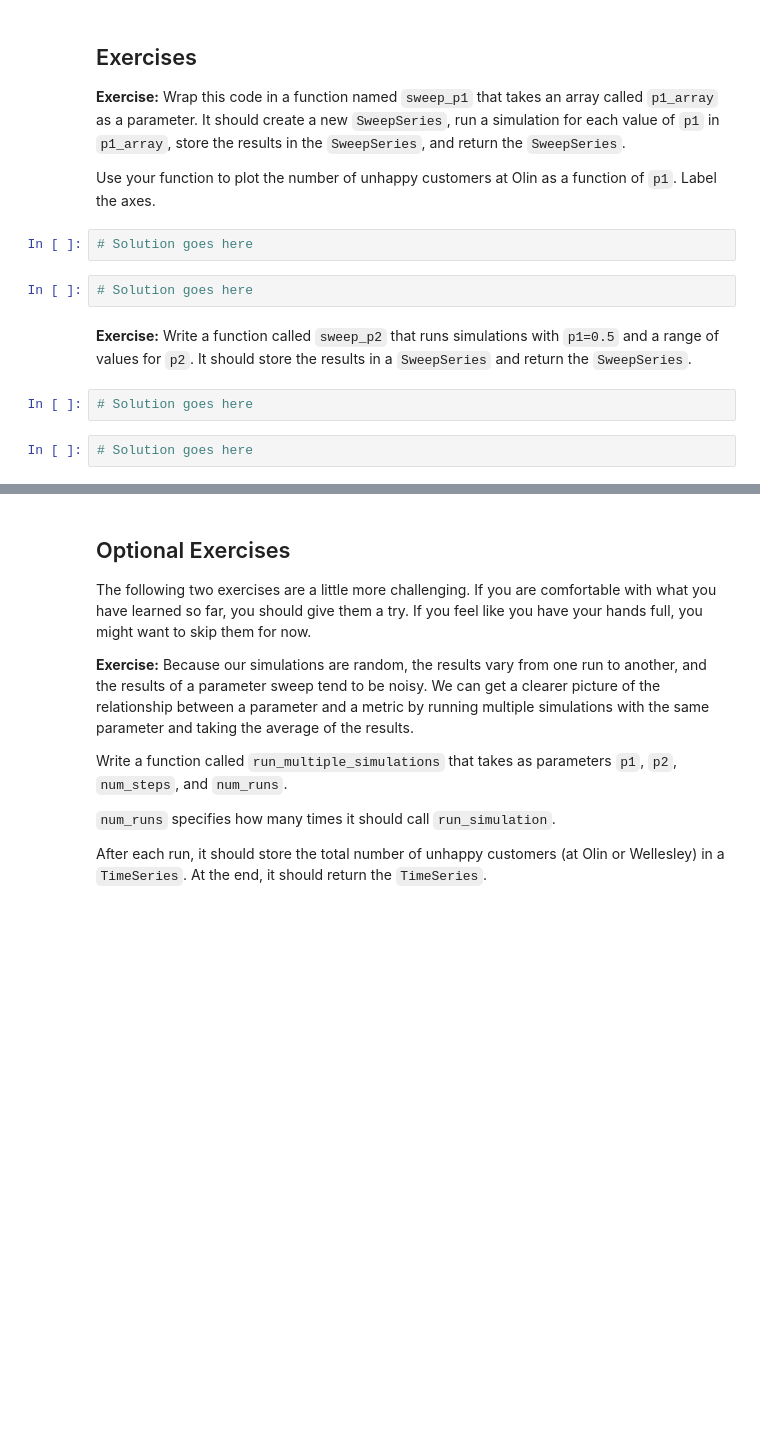
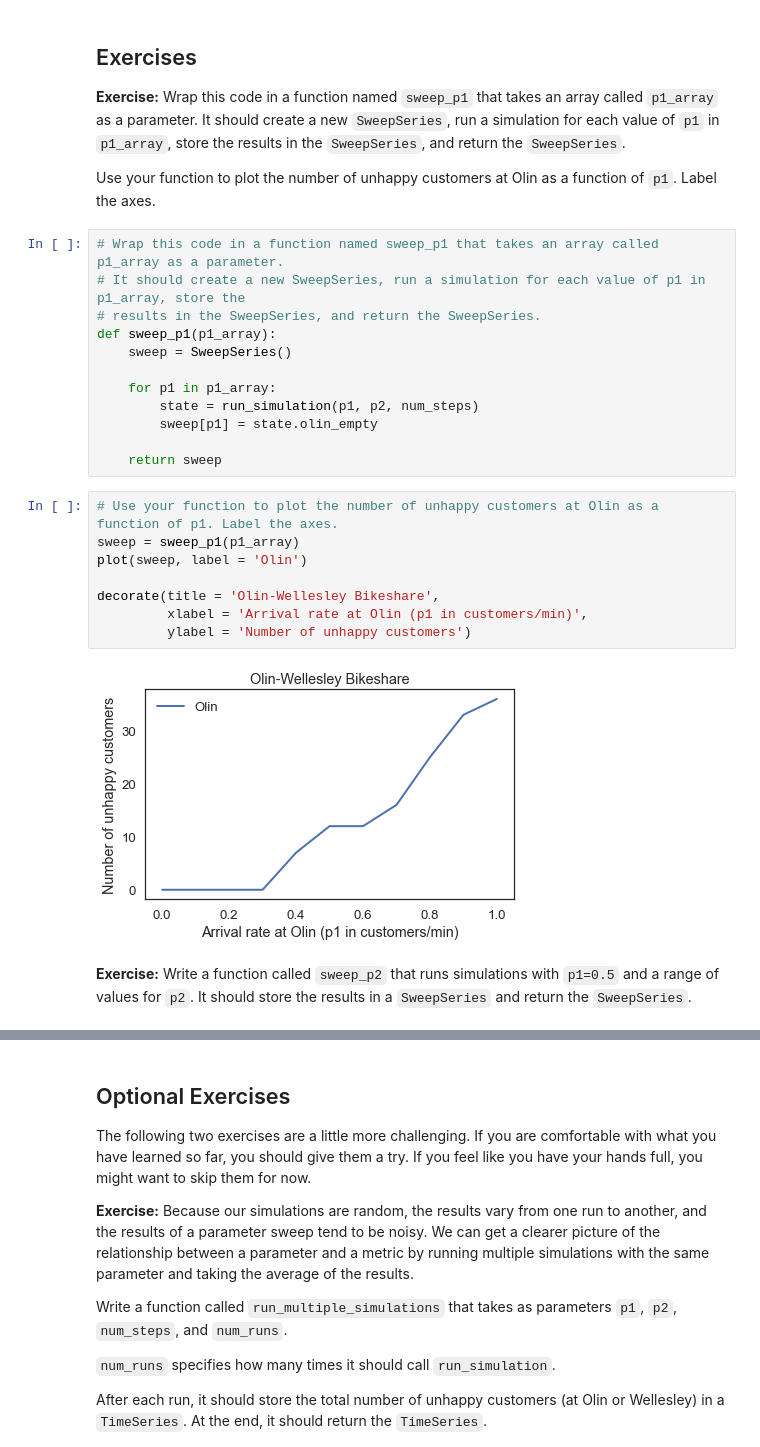
Before and after one commit to stephen-haslett/data604, a Jupyter notebook: SHaslettHomeworkTwo/SHaslettHW2-Exercises-chap04.ipynb, the cells around one changed output, grey strips where cells are left out. Saved outputs shown, nothing was run; the diff lists cells and outputs as text; blank space fills up the shorter version.

```diff
--- a/SHaslettHomeworkTwo/SHaslettHW2-Exercises-chap04.ipynb
+++ b/SHaslettHomeworkTwo/SHaslettHW2-Exercises-chap04.ipynb
@@ -290,13 +290,27 @@ decorate(title='Olin-Wellesley Bikeshare',
 **Exercise:** Wrap this code in a function named `sweep_p1` that takes an array called `p1_array` as a parameter.  It should create a new `SweepSeries`, run a simulation for each value of `p1` in `p1_array`, store the results in the `SweepSeries`, and return the `SweepSeries`.
 
 Use your function to plot the number of unhappy customers at Olin as a function of `p1`.  Label the axes.
-# %%
-# Solution goes here
-# %%
-# Solution goes here
+# %%
+# Wrap this code in a function named sweep_p1 that takes an array called p1_array as a parameter.
+# It should create a new SweepSeries, run a simulation for each value of p1 in p1_array, store the
+# results in the SweepSeries, and return the SweepSeries.
+def sweep_p1(p1_array):
+    sweep = SweepSeries()
+
+    for p1 in p1_array:
+        state = run_simulation(p1, p2, num_steps)
+        sweep[p1] = state.olin_empty
+
+    return sweep
+# %%
+# Use your function to plot the number of unhappy customers at Olin as a function of p1. Label the axes.
+sweep = sweep_p1(p1_array)
+plot(sweep, label = 'Olin')
+
+decorate(title = 'Olin-Wellesley Bikeshare',
+         xlabel = 'Arrival rate at Olin (p1 in customers/min)',
+         ylabel = 'Number of unhappy customers')
+# %% [output]
+[figure, added]
 # %% [markdown]
 **Exercise:** Write a function called `sweep_p2` that runs simulations with `p1=0.5` and a range of values for `p2`.  It should store the results in a `SweepSeries` and return the `SweepSeries`.
-# %%
-# Solution goes here
-# %%
-# Solution goes here
```
Also changed, not shown: parts of 7 cells of this notebook.
